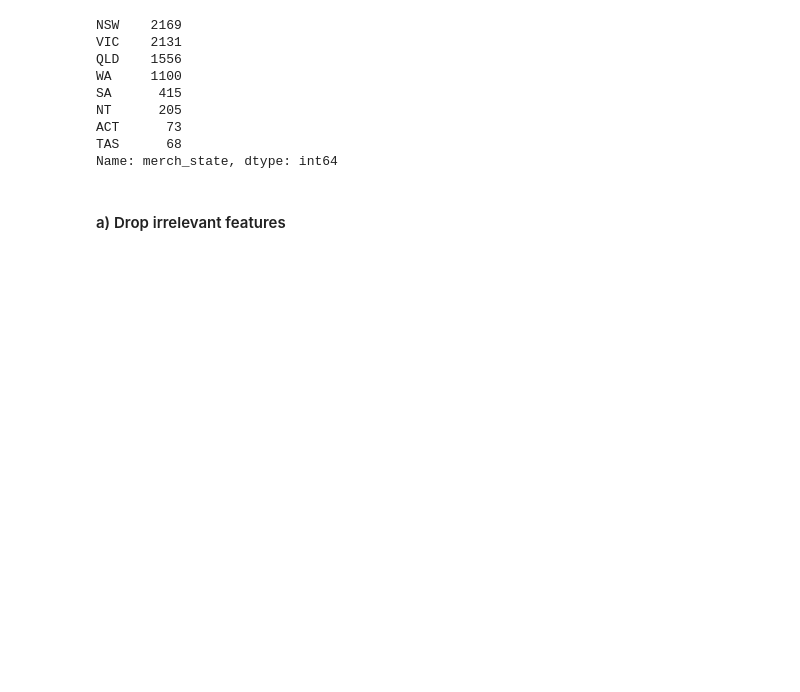
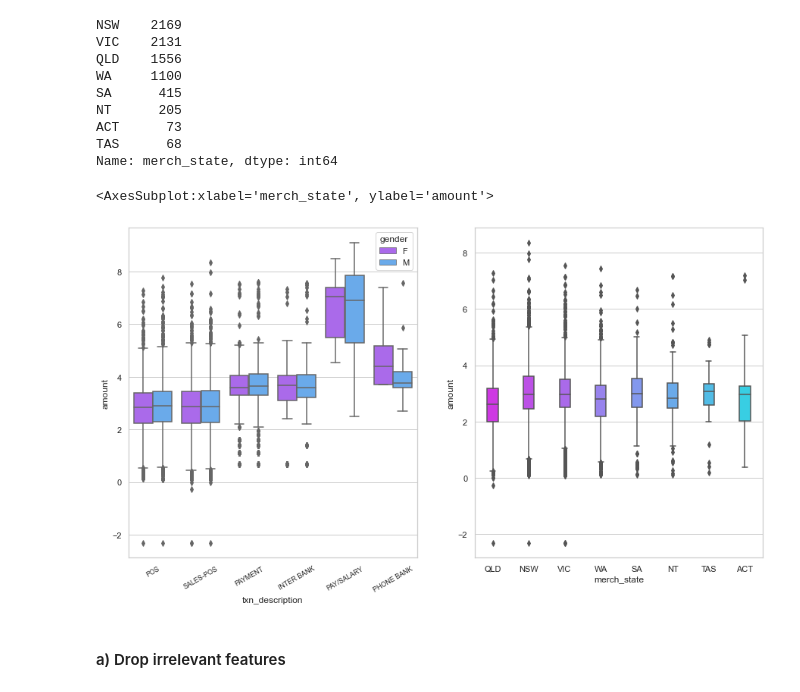
Before and after one commit to isaackarwailow/ANZ, a Jupyter notebook: Task 2. Predictive Analytics.ipynb, the cells around one changed output. Drawn from its saved outputs; the diff is of its cells as text; code cells hidden in the pictures; blank space fills up the shorter version.

```diff
--- a/Task 2. Predictive Analytics.ipynb
+++ b/Task 2. Predictive Analytics.ipynb
@@ -147,6 +141,17 @@ NT      205
 ACT      73
 TAS      68
 Name: merch_state, dtype: int64
+# %%
+df_sns = df
+# %%
+fig, ax = plt.subplots(1, 2, figsize=(15, 8))
+sns.set_theme(style='whitegrid')
+sns.boxplot(ax=ax[0], x='txn_description', y=np.log(df.amount), hue='gender', data=df_sns, palette="cool_r")
+ax[0].set_xticklabels(ax[0].get_xticklabels(), size=9, rotation=30)
+sns.boxplot(ax=ax[1], x='merch_state', y=np.log(df.amount), data=df_sns, palette="cool_r", width=0.3)
+# %% [output]
+<AxesSubplot:xlabel='merch_state', ylabel='amount'>
+[figure, added]
 # %%
 df_state_cat = df.groupby(['account', 'merch_state']).size().unstack(fill_value=0)
 # %%
```
Also changed, not shown: parts of 24 cells of this notebook, 1 other file.
